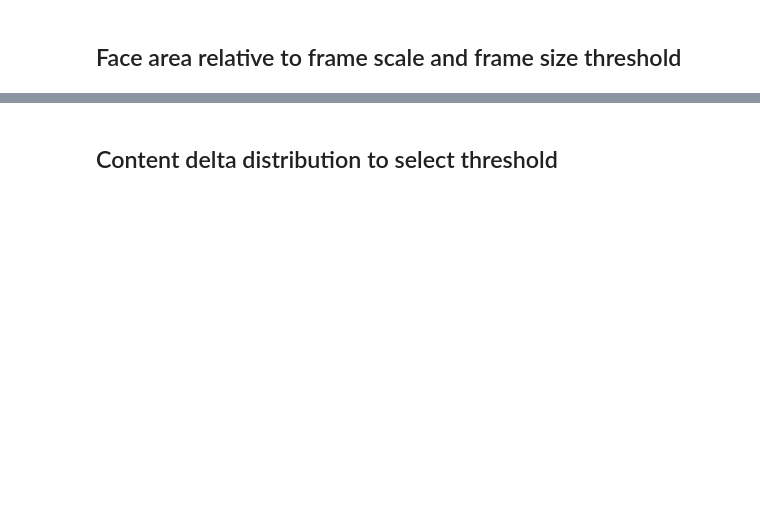
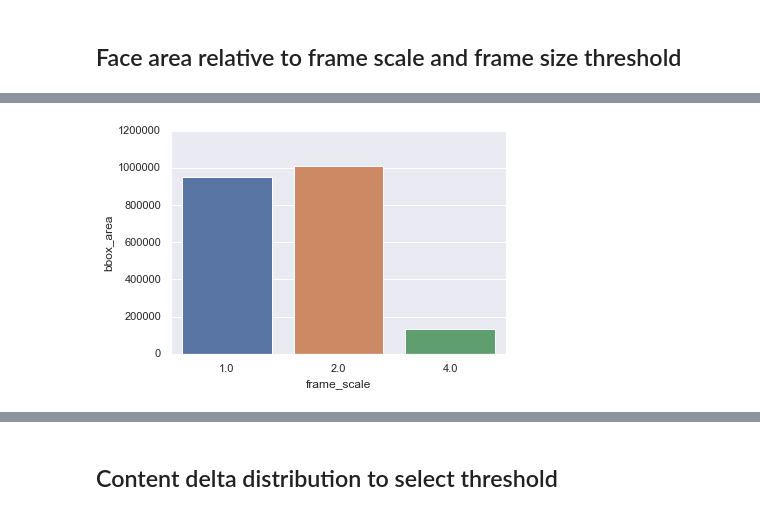
Before and after one commit to segonzal/chiletv, a Jupyter notebook: analysis/face_detection_analysis.ipynb, the cells around one changed output, grey strips where cells are left out. Saved outputs shown, nothing was run; the diff lists cells and outputs as text; code cells hidden in the pictures; blank space fills up the shorter version.

```diff
--- a/analysis/face_detection_analysis.ipynb
+++ b/analysis/face_detection_analysis.ipynb
@@ -113,0 +100,8 @@ _df.head()
+# %%
+df2['bbox_area'] = df2['bbox_width'] * df2['bbox_height']
+mean = df2['bbox_area'].mean()
+std = df2['bbox_area'].std()
+# %%
+g = sns.barplot(x='frame_scale', y='bbox_area', data=df2, estimator=len)
+# %% [output]
+[figure, added]
```
Also changed, not shown: parts of 13 cells of this notebook, 2 other files.
